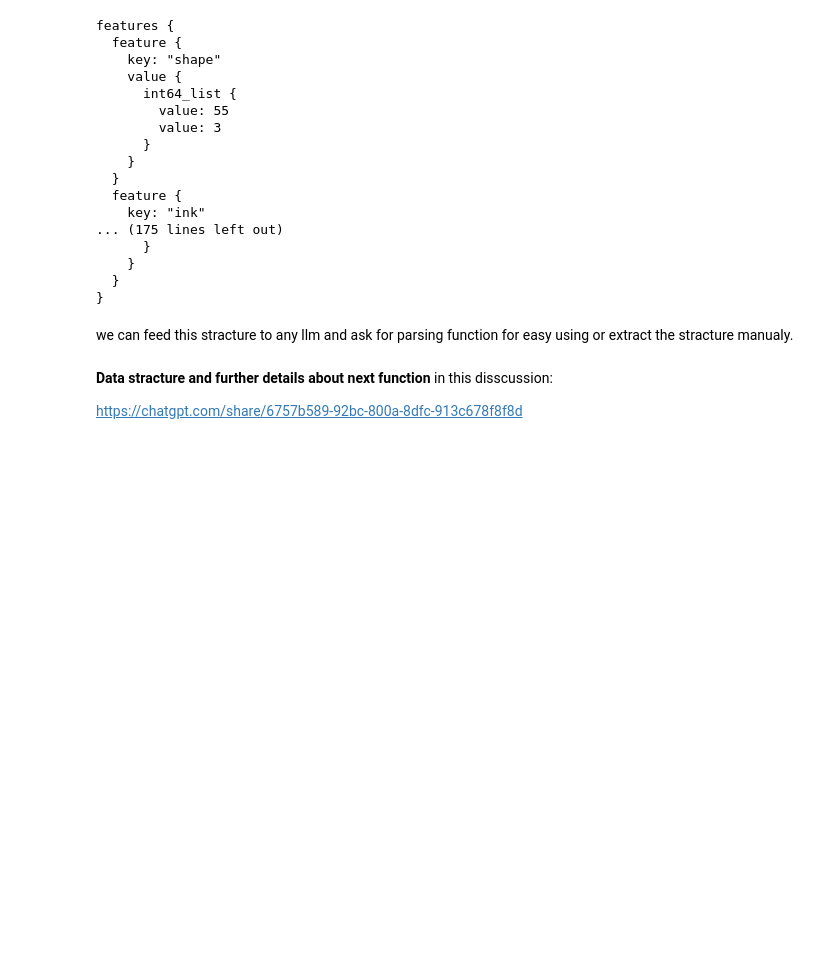
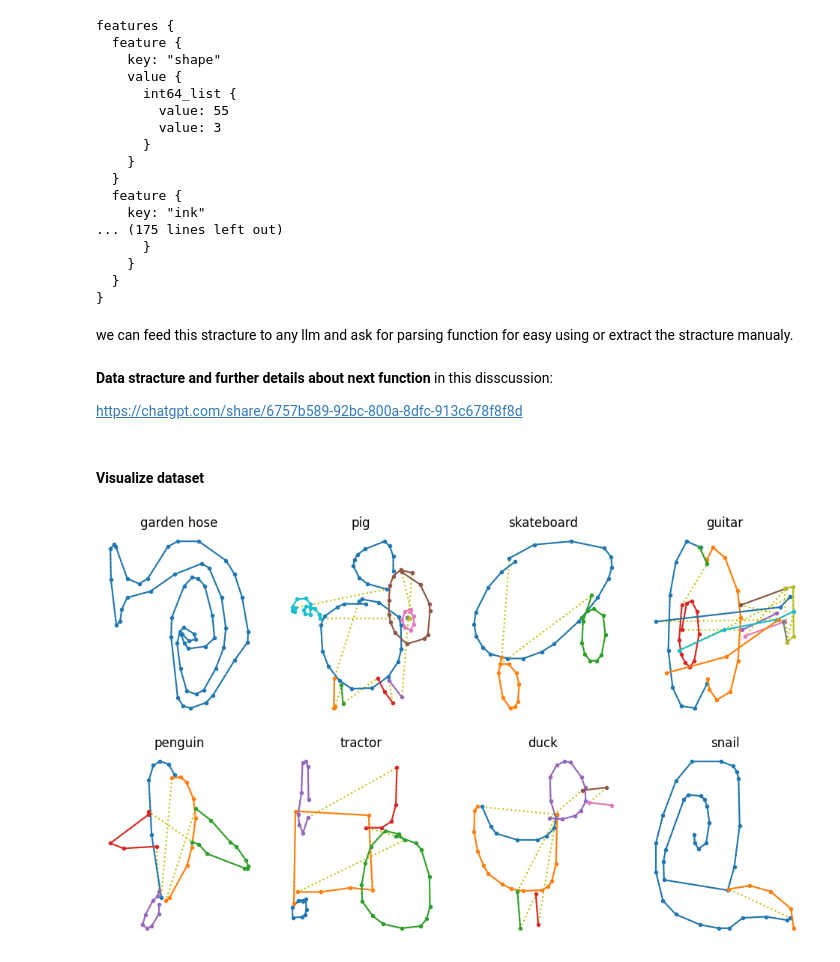
Before and after one commit to sayedgamal99/Data-Science, a Jupyter notebook: Educational/Hands-On-Machine-Learning/CH15 Processing Sequences Using RNNs and CNNs/Exercises/Classification_of_Sequences_with_quickdraw_dataset.ipynb, the cells around one changed output. Saved outputs shown, nothing was run; the diff lists cells and outputs as text; code cells hidden in the pictures; blank space fills up the shorter version.

```diff
--- a/Educational/Hands-On-Machine-Learning/CH15 Processing Sequences Using RNNs and CNNs/Exercises/Classification_of_Sequences_with_quickdraw_dataset.ipynb
+++ b/Educational/Hands-On-Machine-Learning/CH15 Processing Sequences Using RNNs and CNNs/Exercises/Classification_of_Sequences_with_quickdraw_dataset.ipynb
@@ -94,3 +95,47 @@ def parse(data_batch):
   lengths = examples['shape'][:,0]#selects number of points in each example over the batch
   labels = examples['class_index'][:,0]#this removes the extra dim
   return sketches, lengths, labels
+# %%
+def create_dataset(data_files, n_read_threads=5, buffer_size=None,seed=42,n_parse_threads=5, batch_size=32,
+                   cache=False):
+    dataset = tf.data.TFRecordDataset(data_files,num_parallel_reads=n_read_threads)
+    if cache:
+        dataset = dataset.cache()
+    if buffer_size:
+        dataset = dataset.shuffle(buffer_size,seed=seed)
+    dataset = dataset.batch(batch_size).map(parse, num_parallel_calls=n_parse_threads)
+    return dataset.prefetch(1)
+# %%
+train_dataset = create_dataset(train_files)
+valid_dataset = create_dataset(valid_files[:5])
+test_dataset = create_dataset(valid_files[5:])
+# %% [markdown]
+#### Visualize dataset
+# %%
+def draw_sketch(sketch, label=None):
+    origin = np.array([[0., 0., 0.]])
+    sketch = np.r_[origin, sketch]
+    stroke_end_indices = np.argwhere(sketch[:, -1]==1.)[:, 0]
+    coordinates = sketch[:, :2].cumsum(axis=0)
+    strokes = np.split(coordinates, stroke_end_indices + 1)
+    title = class_names[label.numpy()] if label is not None else "Try to guess"
+    plt.title(title)
+    plt.plot(coordinates[:, 0], -coordinates[:, 1], "y:")
+    for stroke in strokes:
+        plt.plot(stroke[:, 0], -stroke[:, 1], ".-")
+    plt.axis("off")
+
+def draw_sketches(sketches, lengths, labels):
+    n_sketches = len(sketches)
+    n_cols = 4
+    n_rows = (n_sketches - 1) // n_cols + 1
+    plt.figure(figsize=(n_cols * 3, n_rows * 3.5))
+    for index, sketch, length, label in zip(range(n_sketches), sketches, lengths, labels):
+        plt.subplot(n_rows, n_cols, index + 1)
+        draw_sketch(sketch[:length], label)
+    plt.show()
+
+for sketches, lengths, labels in train_dataset.take(1).unbatch().batch(8).take(1):
+    draw_sketches(sketches, lengths, labels)
+# %% [output]
+[figure, added]
```
Also changed, not shown: parts of 10 cells of this notebook, 1 other file.
